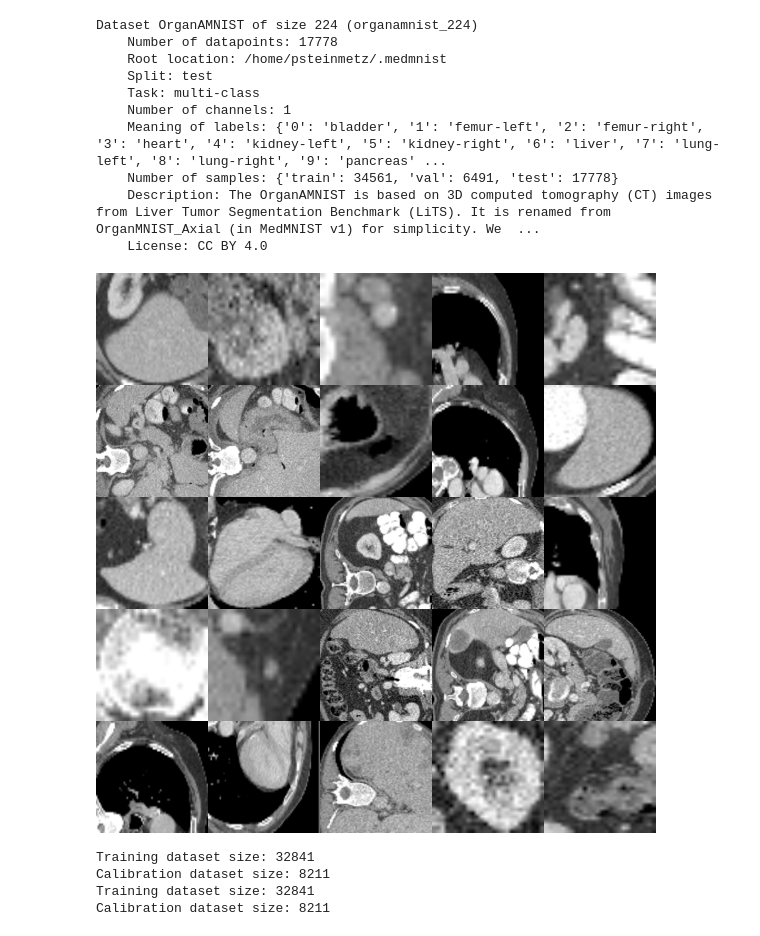
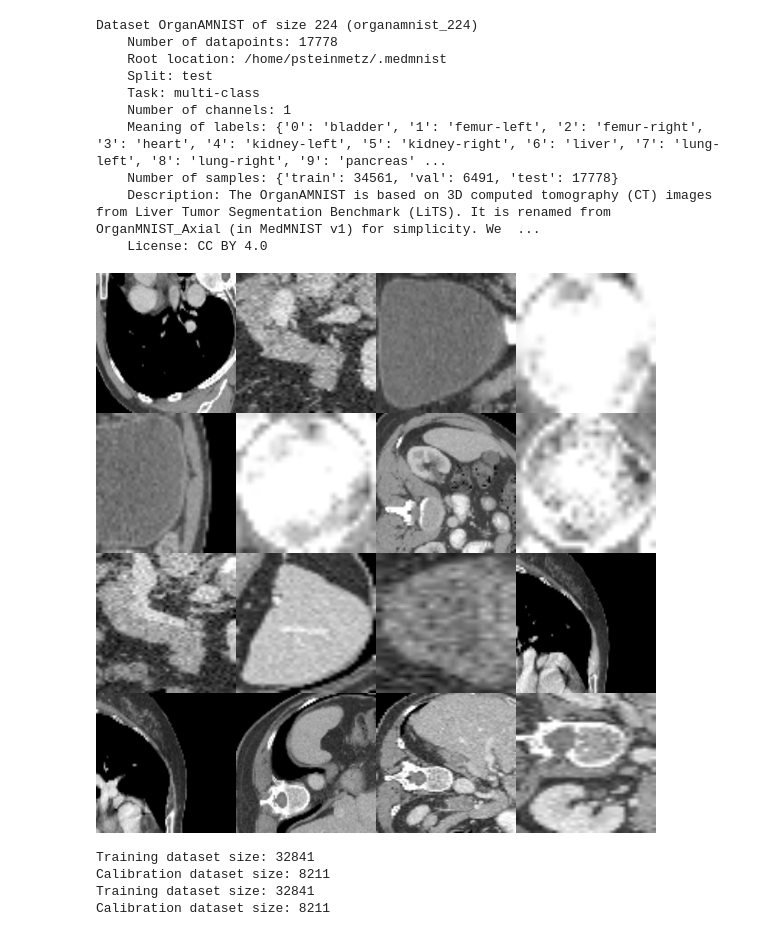
Before and after one commit to pstnmz/UQ_toolbox, a Jupyter notebook: medMNIST/train_resnet_medMNIST.ipynb, the cells around one changed output. Cells and saved outputs as stored; diff of their text form; code cells hidden in the pictures.

```diff
--- a/medMNIST/train_resnet_medMNIST.ipynb
+++ b/medMNIST/train_resnet_medMNIST.ipynb
@@ -47,9 +47,11 @@ Dataset OrganAMNIST of size 224 (organamnist_224)
     Description: The OrganAMNIST is based on 3D computed tomography (CT) images from Liver Tumor Segmentation Benchmark (LiTS). It is renamed from OrganMNIST_Axial (in MedMNIST v1) for simplicity. We  ...
     License: CC BY 4.0
 # %%
-datasets[2].montage(length=5)
+a = datasets[2].montage(length=4)
-# %% [output]
-[figure, removed]
+# %%
+a
+# %% [output]
+[figure, added]
 # %%
 def train_val_loaders(train_dataset, batch_size):
     # Create stratified K-fold cross-validator
```
Also changed, not shown: 2 other files.
